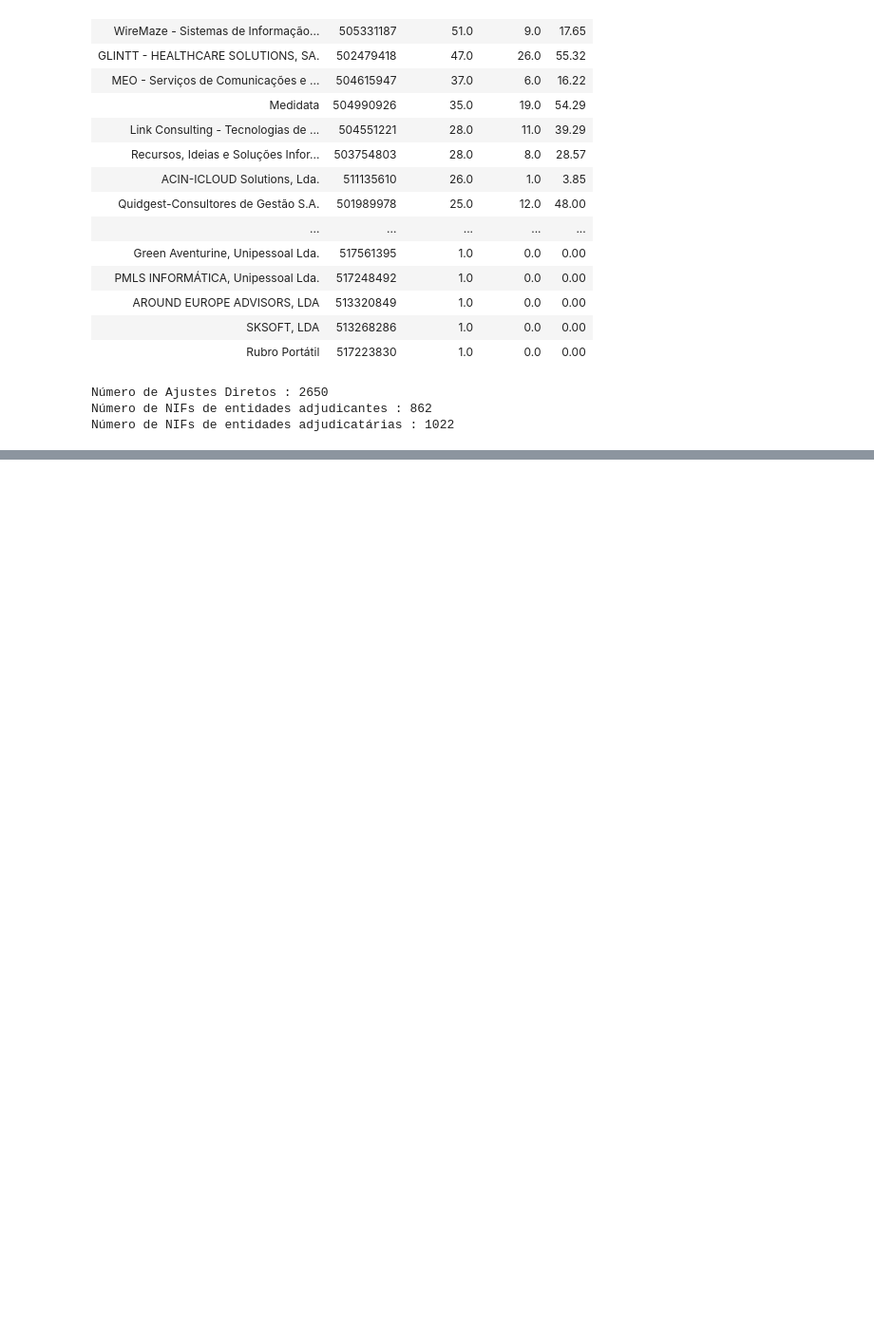
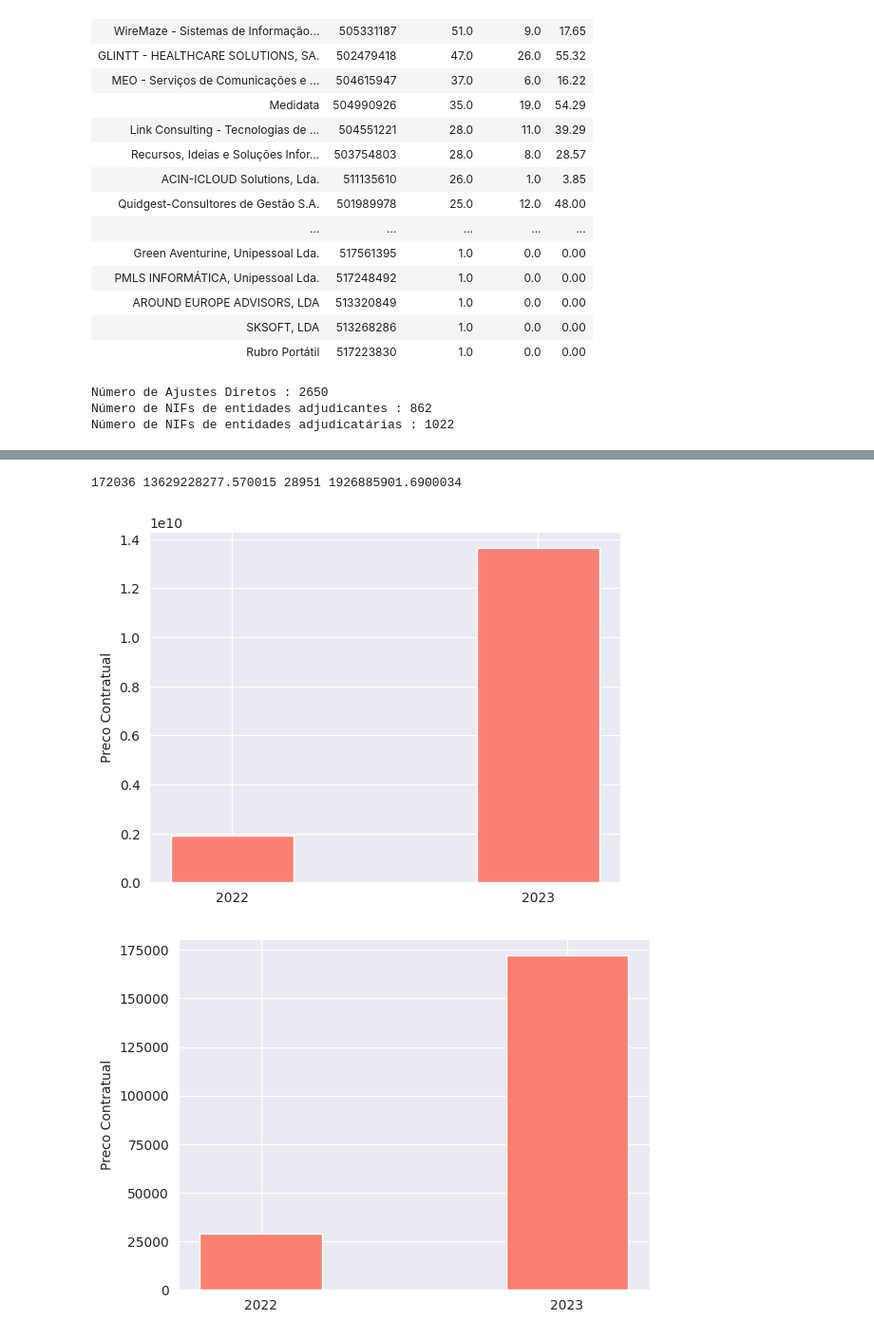
Before and after one commit to francisco-vpereira/ForceraIntership, a Jupyter notebook: forcera/scripts/contratos_v2.ipynb, the cells around one changed output, grey strips where cells are left out. Shown at 95% size. Saved outputs shown, nothing was run; the diff lists cells and outputs as text; code cells hidden in the pictures; blank space fills up the shorter version.

```diff
--- a/forcera/scripts/contratos_v2.ipynb
+++ b/forcera/scripts/contratos_v2.ipynb
@@ -1307,0 +1134,8 @@ Número de NIFs de entidades adjudicatárias : 1022
+# %%
+cur = conn.cursor()
+cur.execute('''
+            SELECT data_publicacao
+            FROM "contratos"
+            WHERE EXTRACT(YEAR FROM data_publicacao) = 2022;''')
+
+h(pd.DataFrame(cur.fetchall()))
@@ -1307,0 +1150,44 @@ Número de NIFs de entidades adjudicatárias : 1022
+# %%
+def contracts_year(Y):
+
+    cur = conn.cursor()
+    cur.execute('''
+                SELECT COUNT(*)
+                FROM "contratos"
+                WHERE EXTRACT(YEAR FROM data_publicacao::timestamp) = %s;''', (Y,))
+
+    return cur.fetchone()[0]
+# %%
+def pcontratual_ano(year):
+    cur = conn.cursor()
+    cur.execute('''
+                SELECT SUM(CAST(preco_contratual AS FLOAT))
+                FROM "contratos"
+                WHERE EXTRACT(YEAR FROM data_publicacao::timestamp) = %s;''', (year,))
+
+    return cur.fetchone()[0]
+# %%
+C2023 = contracts_year(2023)
+P2023 = pcontratual_ano(2023)
+
+C2022 = contracts_year(2022)
+P2022 = pcontratual_ano(2022)
+# %%
+print(C2023,P2023,C2022,P2022)
+# %% [output]
+172036 13629228277.570015 28951 1926885901.6900034
+# %%
+anos = np.array([2022, 2023])
+prices = np.array([P2022,P2023])
+contracts = np.array([C2022,C2023])
+
+plt.bar(anos, prices, tick_label = [2022,2023], width = .4, align = 'center', color = 'salmon')
+plt.ylabel('Preco Contratual')
+plt.show()
+
+plt.bar(anos, contracts, tick_label = [2022,2023], width = .4, align = 'center', color = 'salmon')
+plt.ylabel('Preco Contratual')
+plt.show()
+# %% [output]
+[figure, added]
+[figure, added]
```
Also changed, not shown: parts of 20 cells of this notebook.
